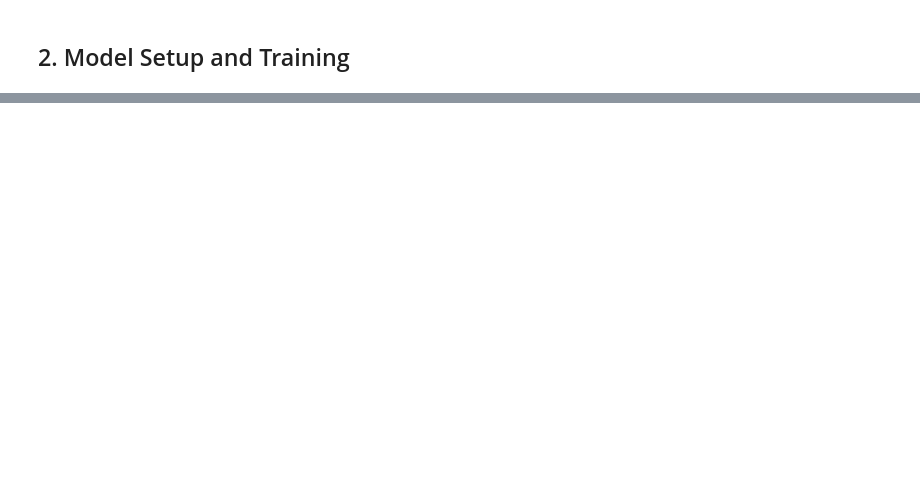
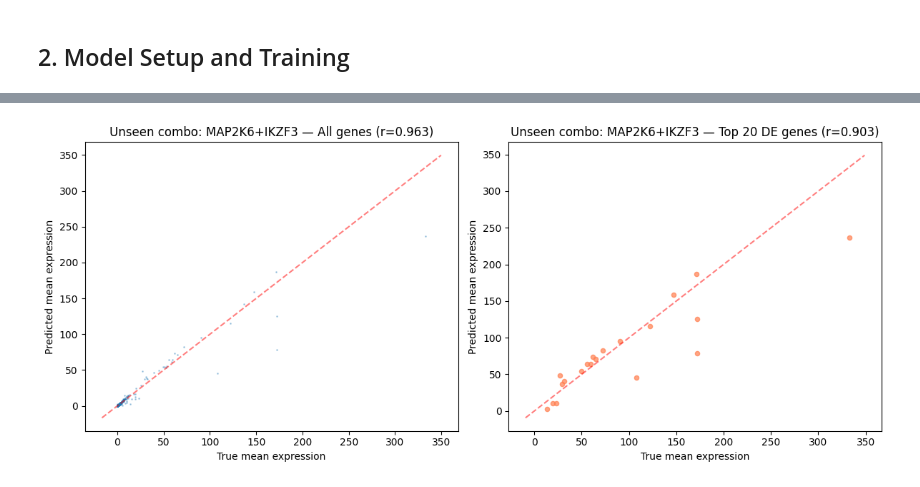
Before and after one commit to Lotfollahi-lab/CellDISECT, a Jupyter notebook: docs/source/tutorials/CellDISECT_Perturbation.ipynb, the cells around one changed output, grey strips where cells are left out. Cells and saved outputs as stored; diff of their text form; code cells hidden in the pictures; blank space fills up the shorter version.

```diff
--- a/docs/source/tutorials/CellDISECT_Perturbation.ipynb
+++ b/docs/source/tutorials/CellDISECT_Perturbation.ipynb
@@ -269,0 +553,12 @@ In this tutorial we demonstrated:
+# %%
+np.random.seed(42)
+
+N_SEEN_EVAL = min(20, len(train_perts))
+seen_eval_perts = list(np.random.choice(train_perts, size=N_SEEN_EVAL, replace=False))
+
+all_eval_perts = holdout_perts + seen_eval_perts
+
+n_eval_single = sum(1 for p in all_eval_perts if DELIMITER not in p)
+n_eval_combo = sum(1 for p in all_eval_perts if DELIMITER in p)
+print(f"Evaluating {len(holdout_perts)} unseen + {len(seen_eval_perts)} seen = {len(all_eval_perts)} total")
+print(f"  ({n_eval_single} single-gene, {n_eval_combo} combinatorial)")
@@ -269,0 +751,9 @@ In this tutorial we demonstrated:
+# %%
+# Unseen combinatorial perturbation
+if holdout_combo:
+    pert = holdout_combo[0]
+    x_c, x_t, x_p = results[pert]
+    if x_t is not None:
+        plot_prediction_scatter(x_p, x_t, x_c, title=f'Unseen combo: {pert}')
+# %% [output]
+[figure, added]
```
Also changed, not shown: parts of 83 cells of this notebook.
